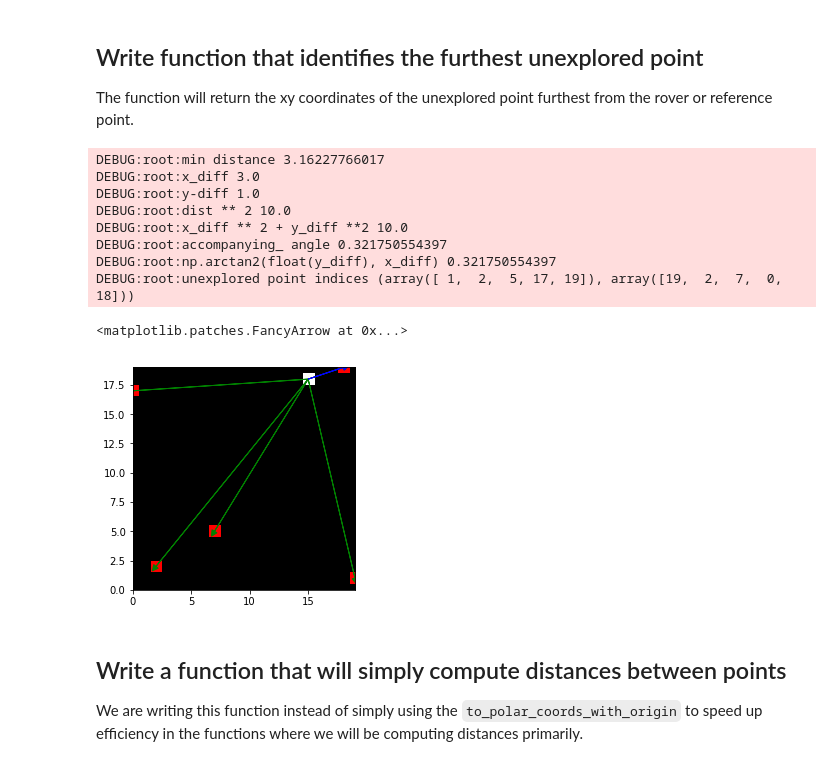
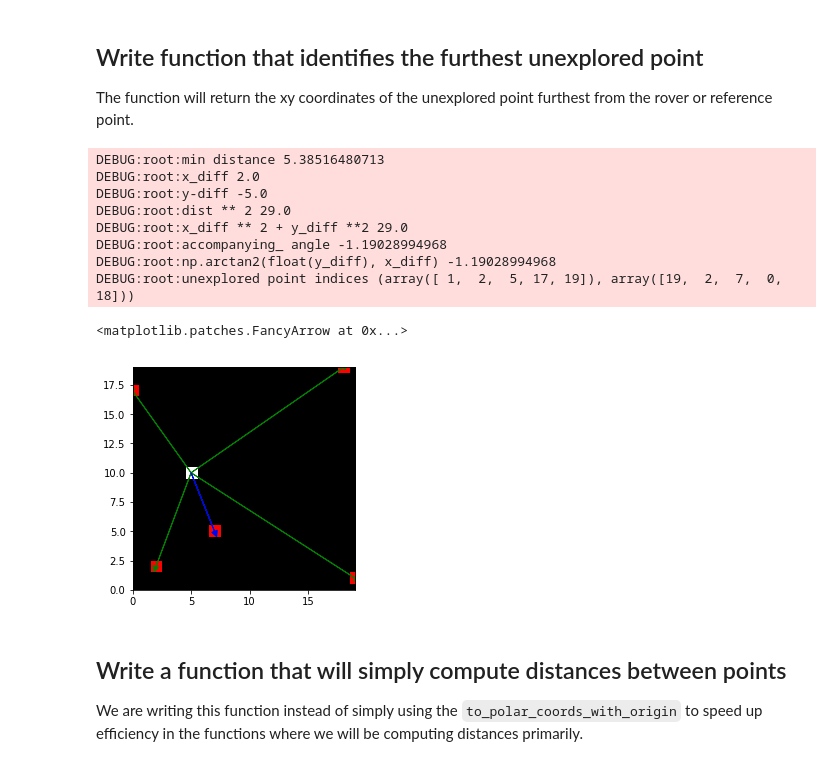
Before and after one commit to flores-jacob/RoboND-Rover-Project, a Jupyter notebook: code/Rover_Project_Test_Notebook.ipynb, the cells around one changed output. Drawn from its saved outputs; the diff is of its cells as text; code cells hidden in the pictures.

```diff
--- a/code/Rover_Project_Test_Notebook.ipynb
+++ b/code/Rover_Project_Test_Notebook.ipynb
@@ -191,8 +191,8 @@ lower_right_white = memory_map_mini[10:, 10:] = (0,0, 0, 8)
 # lower_right_white = memory_map_mini[10:, 10:] = (255,255, 255, 8)
 
 # create dummy rover position data for to_polar_coords with origin
-dummy_rover_xpos = 15
-dummy_rover_ypos = 18
+dummy_rover_xpos = 5
+dummy_rover_ypos = 10
 
 # plot the rover location, color it white
 memory_map_mini[dummy_rover_ypos, dummy_rover_xpos] = (255, 255, 255, 1)
@@ -226,41 +226,41 @@ distances, angles = to_polar_coords_with_origin(dummy_rover_xpos, dummy_rover_yp
 # ax1.set_title('Without y and x limits', fontsize=40)
 # ax1.tick_params(labelsize=20)
 
 # ax2.imshow(memory_map_mini[:, :,:3])
 # ax2.set_title('With limits specified', fontsize=40)
 # ax2.set_ylim(0, 19)
 # ax2.tick_params(labelsize=20)
 # ax2.set_xlim(0, 19)
 
 fig = plt.figure(figsize=(12,9))
 plt.subplot(221)
 plt.imshow(memory_map_mini[:, :, :3])
 plt.ylim(0, 19)
 plt.xlim(0, 19)
 
 # plot all the arrows to their respective points
 for distance, angle in zip(distances, angles):
     arrow_length = distance
     x_arrow = arrow_length * np.cos(angle)
     y_arrow = arrow_length * np.sin(angle)
     plt.arrow(dummy_rover_xpos, dummy_rover_ypos, x_arrow, y_arrow, color='green', head_width=.5, head_length=.5)
 
 # replot the arrow for the nearest point with a different color
 arrow_length = chosen_distance
 x_arrow = arrow_length * np.cos(chosen_angle)
 y_arrow = arrow_length * np.sin(chosen_angle)
 plt.arrow(dummy_rover_xpos, dummy_rover_ypos, x_arrow, y_arrow, color='blue', head_width=.5, head_length=.5)
 # %% [output]
-DEBUG:root:min distance 3.16227766017
-DEBUG:root:x_diff 3.0
-DEBUG:root:y-diff 1.0
-DEBUG:root:dist ** 2 10.0
-DEBUG:root:x_diff ** 2 + y_diff **2 10.0
-DEBUG:root:accompanying_ angle 0.321750554397
-DEBUG:root:np.arctan2(float(y_diff), x_diff) 0.321750554397
+DEBUG:root:min distance 5.38516480713
+DEBUG:root:x_diff 2.0
+DEBUG:root:y-diff -5.0
+DEBUG:root:dist ** 2 29.0
+DEBUG:root:x_diff ** 2 + y_diff **2 29.0
+DEBUG:root:accompanying_ angle -1.19028994968
+DEBUG:root:np.arctan2(float(y_diff), x_diff) -1.19028994968
 DEBUG:root:unexplored point indices (array([ 1,  2,  5, 17, 19]), array([19,  2,  7,  0, 18]))
 <matplotlib.patches.FancyArrow at 0x...>
-[figure, old version]
+[figure, new version]
 # %% [markdown]
 ## Write a function that will simply compute distances between points
 We are writing this function instead of simply using the `to_polar_coords_with_origin` to speed up efficiency in the functions where we will be computing distances primarily.
```
Also changed, not shown: parts of 6 cells of this notebook, 1 other file.
